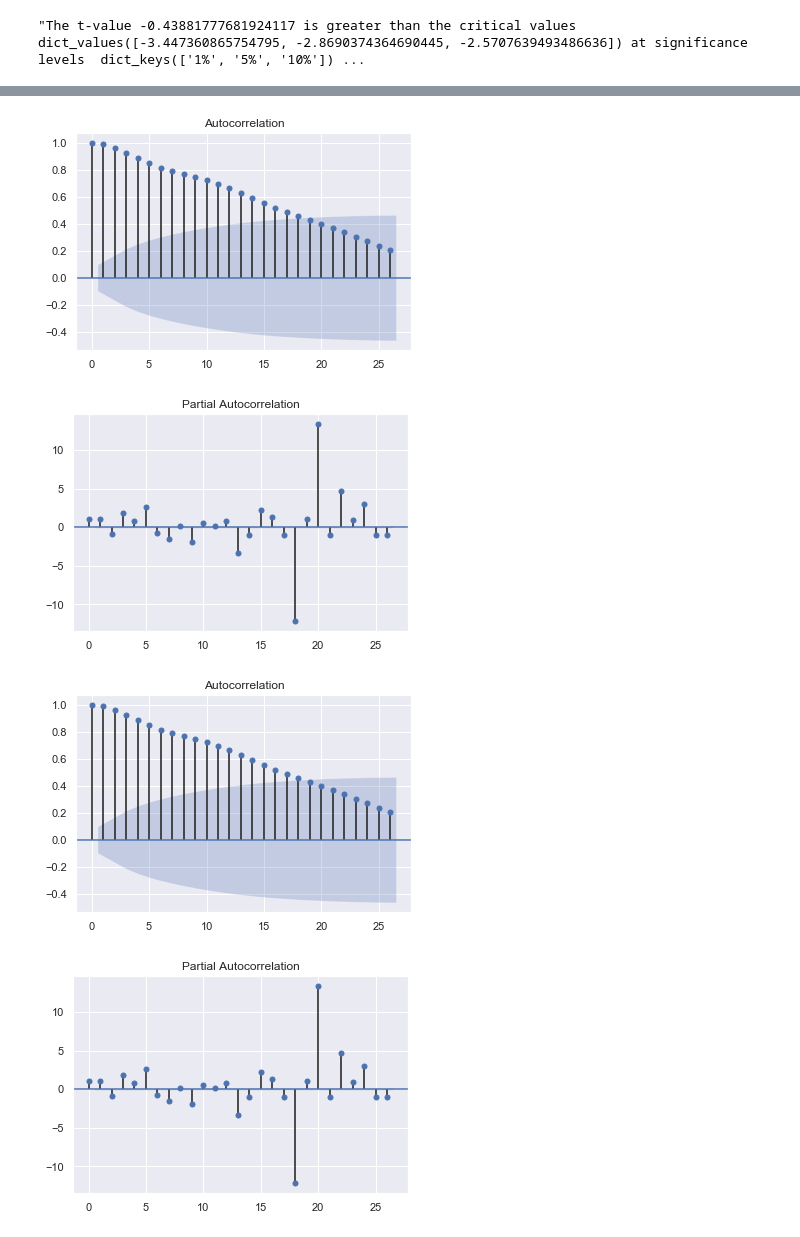
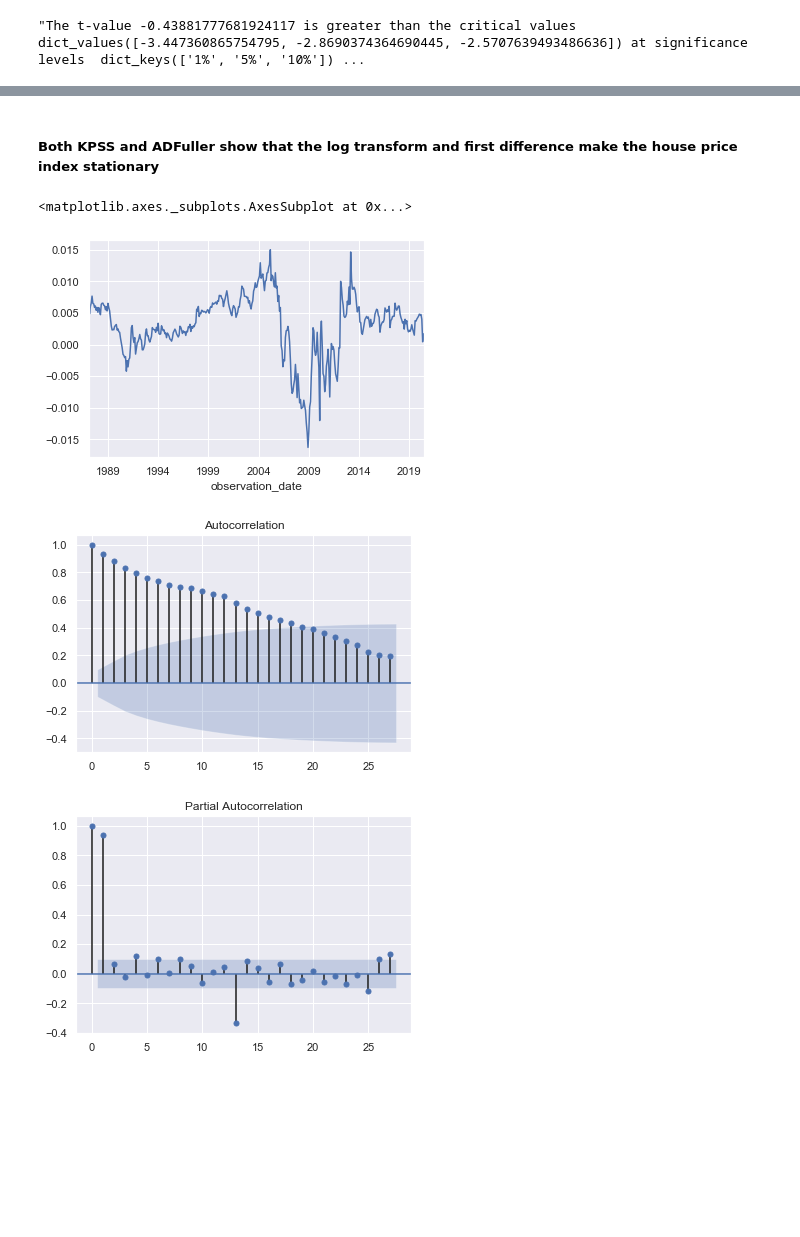
Before and after one commit to tlfmcooper/MscFE_610_ECON, a Jupyter notebook: submission_1.ipynb, the cells around one changed output, grey strips where cells are left out. Cells and saved outputs as stored; diff of their text form; code cells hidden in the pictures; blank space fills up the shorter version.

```diff
--- a/submission_1.ipynb
+++ b/submission_1.ipynb
@@ -272,3 +272,2 @@ f'The t-value {adf[0]} is greater than the critical values {adf[4].values()} at
 # %%
-y_stationary = home_price['CSUSHPISA'].diff(10).dropna()
-y_stationary
+y_stationary = np.log(home_price['CSUSHPISA']).diff().dropna()
@@ -300,8 +320,13 @@ adfuller(y_stationary)
+# %% [markdown]
+##### Both KPSS and ADFuller show that the log transform and first difference make the house price index stationary
+# %%
+y_stationary.plot()
+# %% [output]
+<matplotlib.axes._subplots.AxesSubplot at 0x...>
+[figure, added]
 # %%
-plot_acf(y_stationary)
-plot_pacf(y_stationary)
+plot_acf(y_stationary);
+plot_pacf(y_stationary, alpha=.05);
 # %% [output]
-[figure, old version]
+[figure, new version]
-[figure, old version]
+[figure, new version]
-[figure, removed]
-[figure, removed]
```
Also changed, not shown: parts of 36 cells of this notebook.
